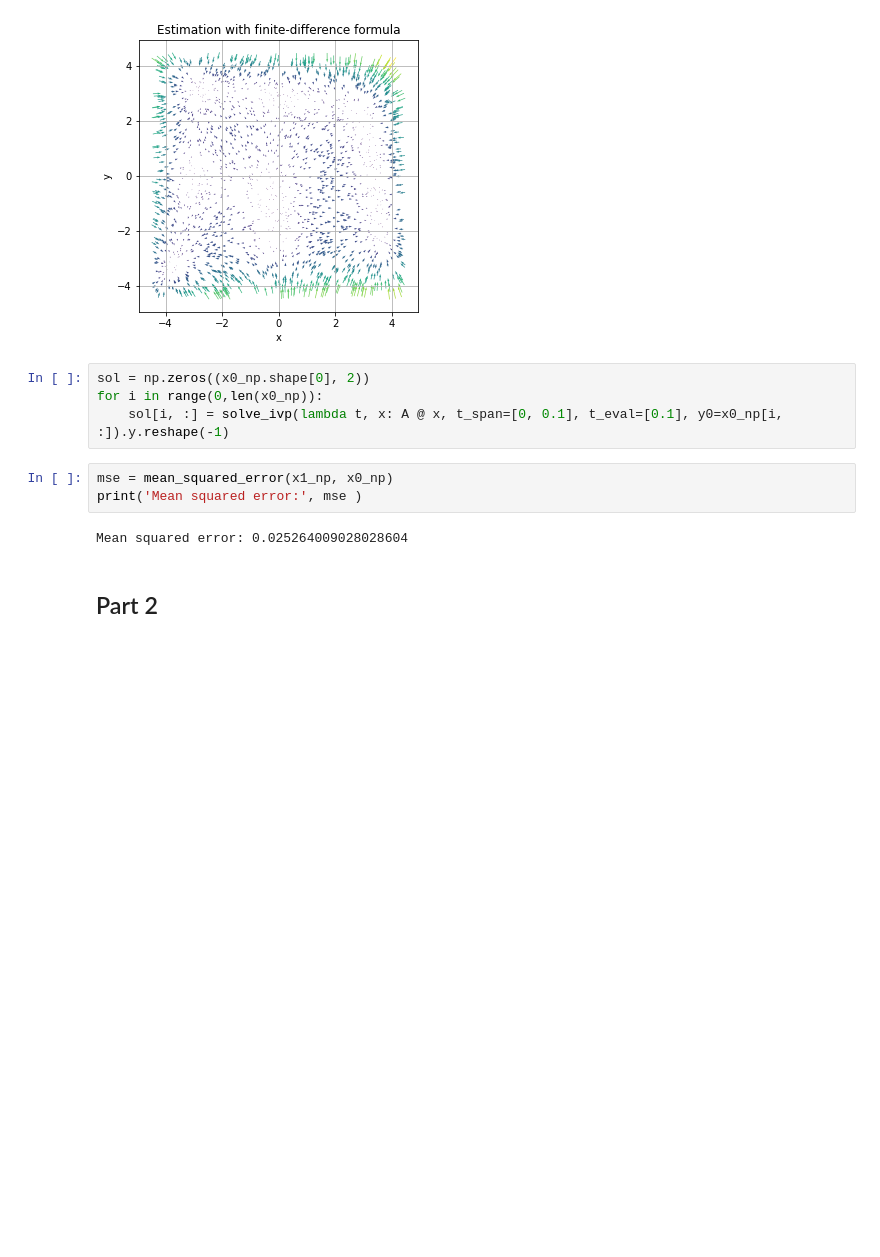
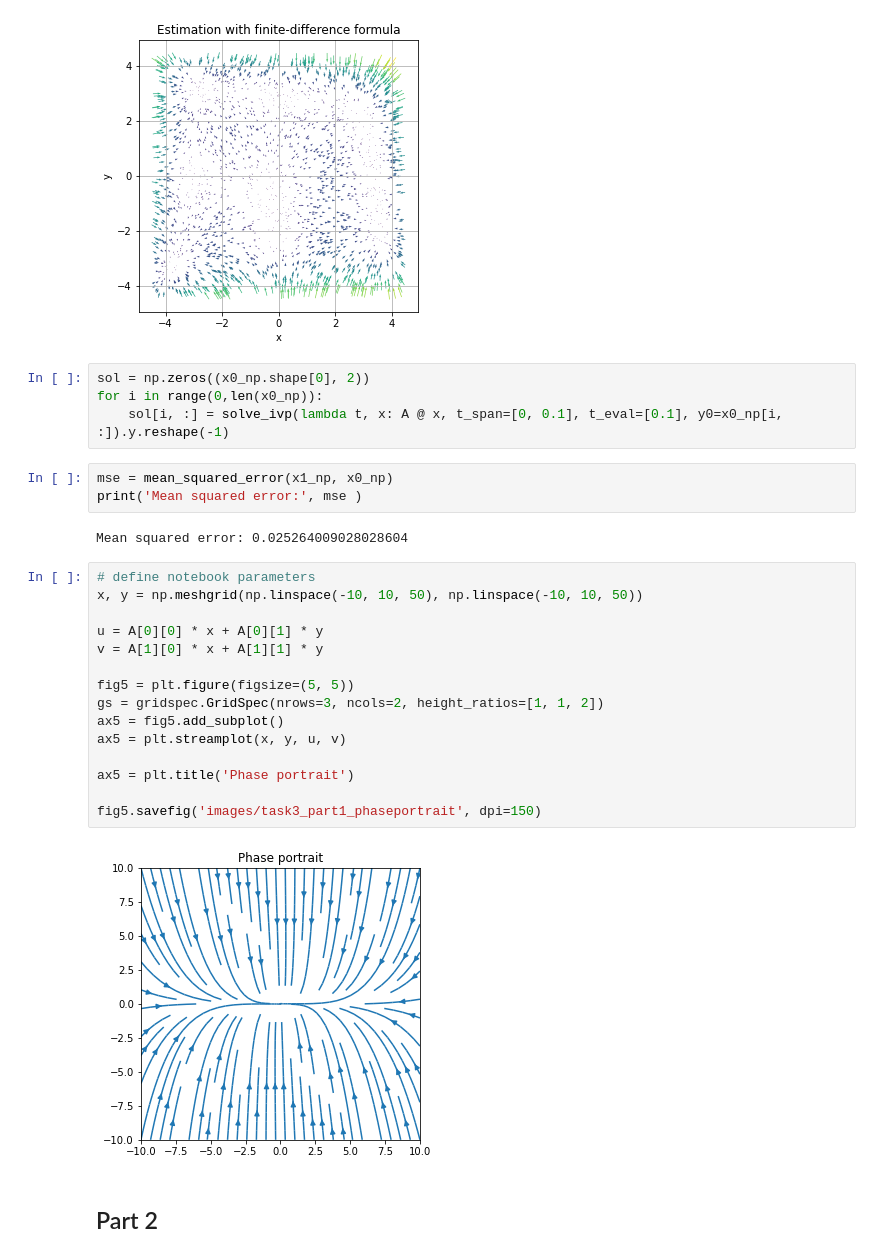
Before and after one commit to clarissanjani/MLCMS_Exercise5, a Jupyter notebook: Task3/Task3.ipynb, the cells around one changed output. Saved outputs shown, nothing was run; the diff lists cells and outputs as text; blank space fills up the shorter version.

Commit message:
task 2 small updates and task 3

```diff
--- a/Task3/Task3.ipynb
+++ b/Task3/Task3.ipynb
@@ -64,5 +64,22 @@ mse = mean_squared_error(x1_np, x0_np)
 print('Mean squared error:', mse )
 # %% [output]
 Mean squared error: 0.025264009028028604
+# %%
+# define notebook parameters
+x, y = np.meshgrid(np.linspace(-10, 10, 50), np.linspace(-10, 10, 50))
+
+u = A[0][0] * x + A[0][1] * y
+v = A[1][0] * x + A[1][1] * y
+
+fig5 = plt.figure(figsize=(5, 5))
+gs = gridspec.GridSpec(nrows=3, ncols=2, height_ratios=[1, 1, 2])
+ax5 = fig5.add_subplot()
+ax5 = plt.streamplot(x, y, u, v)
+
+ax5 = plt.title('Phase portrait')
+
+fig5.savefig('images/task3_part1_phaseportrait', dpi=150)
+# %% [output]
+[figure, added]
 # %% [markdown]
 ## Part 2
```
Also changed, not shown: parts of 2 cells of this notebook, 9 other files.
